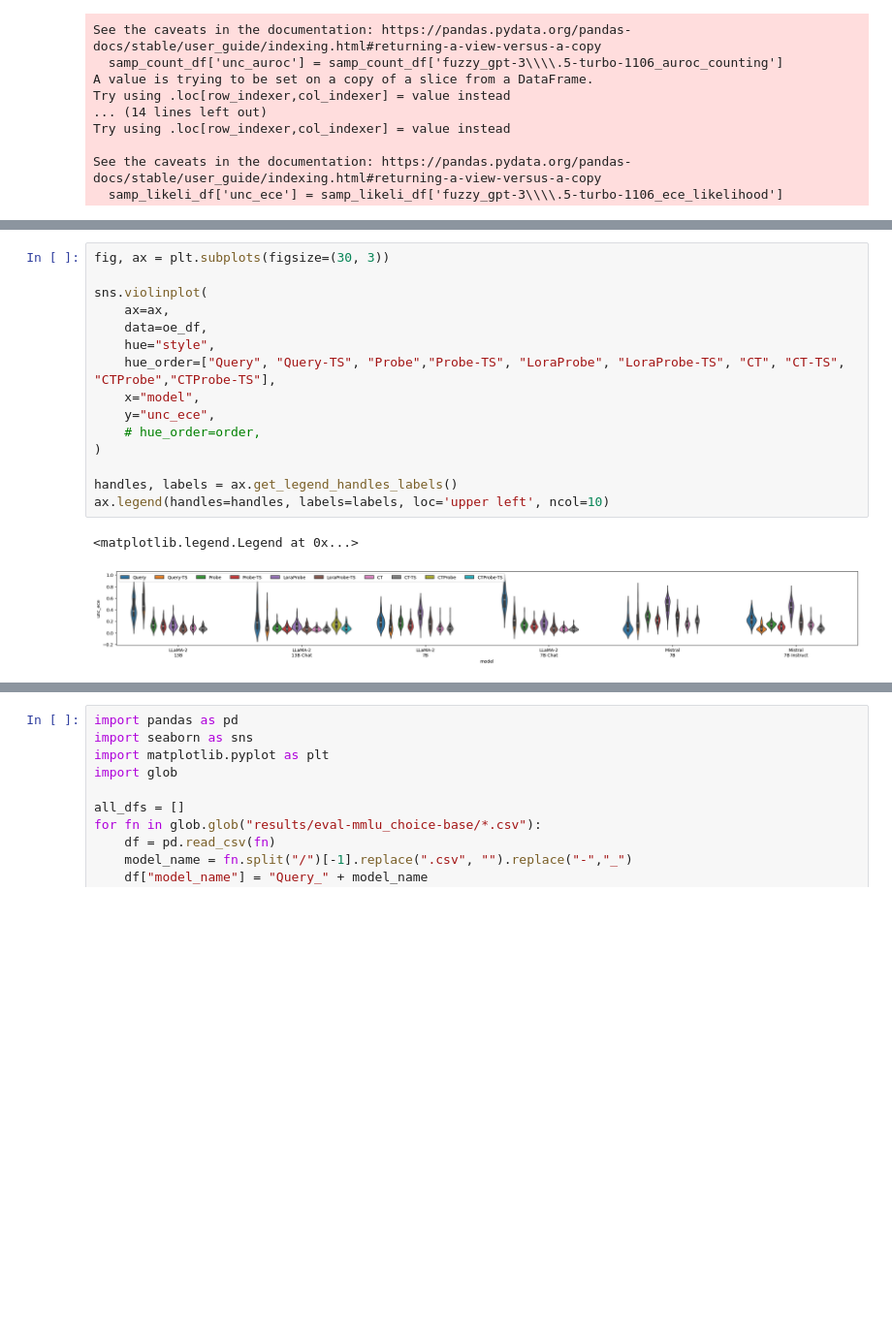
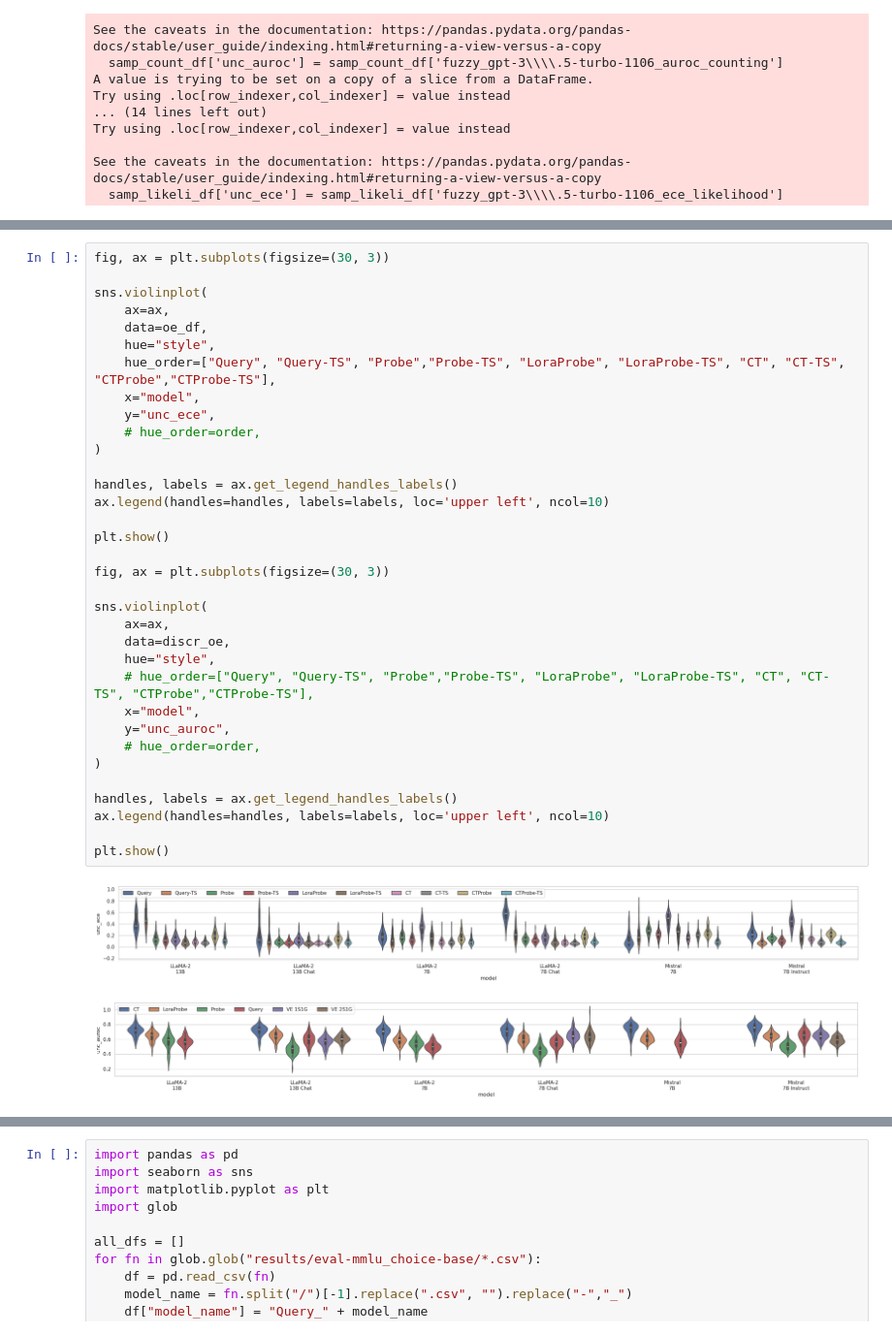
Before and after one commit to activatedgeek/calibration-tuning, a Jupyter notebook: notebooks/all_plots.ipynb, the cells around one changed output, grey strips where cells are left out. Shown at 97% size. Saved outputs shown, nothing was run; the diff lists cells and outputs as text; blank space fills up the shorter version.

```diff
--- a/notebooks/all_plots.ipynb
+++ b/notebooks/all_plots.ipynb
@@ -164,21 +214,40 @@ See the caveats in the documentation: https://pandas.pydata.org/pandas-docs/stab
 # %%
 fig, ax = plt.subplots(figsize=(30, 3))
 
 sns.violinplot(
     ax=ax,
     data=oe_df,
     hue="style",
     hue_order=["Query", "Query-TS", "Probe","Probe-TS", "LoraProbe", "LoraProbe-TS", "CT", "CT-TS", "CTProbe","CTProbe-TS"],
     x="model",
     y="unc_ece",
     # hue_order=order,
 )
 
 handles, labels = ax.get_legend_handles_labels()
 ax.legend(handles=handles, labels=labels, loc='upper left', ncol=10)
+
+plt.show()
+
+fig, ax = plt.subplots(figsize=(30, 3))
+
+sns.violinplot(
+    ax=ax,
+    data=discr_oe,
+    hue="style",
+    # hue_order=["Query", "Query-TS", "Probe","Probe-TS", "LoraProbe", "LoraProbe-TS", "CT", "CT-TS", "CTProbe","CTProbe-TS"],
+    x="model",
+    y="unc_auroc",
+    # hue_order=order,
+)
+
+handles, labels = ax.get_legend_handles_labels()
+ax.legend(handles=handles, labels=labels, loc='upper left', ncol=10)
+
+plt.show()
 # %% [output]
-<matplotlib.legend.Legend at 0x...>
-[figure, old version]
+[figure, new version]
+[figure, added]
 # %%
 fig, ax = plt.subplots(figsize=(6, 3))
 
```
Also changed, not shown: parts of 15 cells of this notebook.
